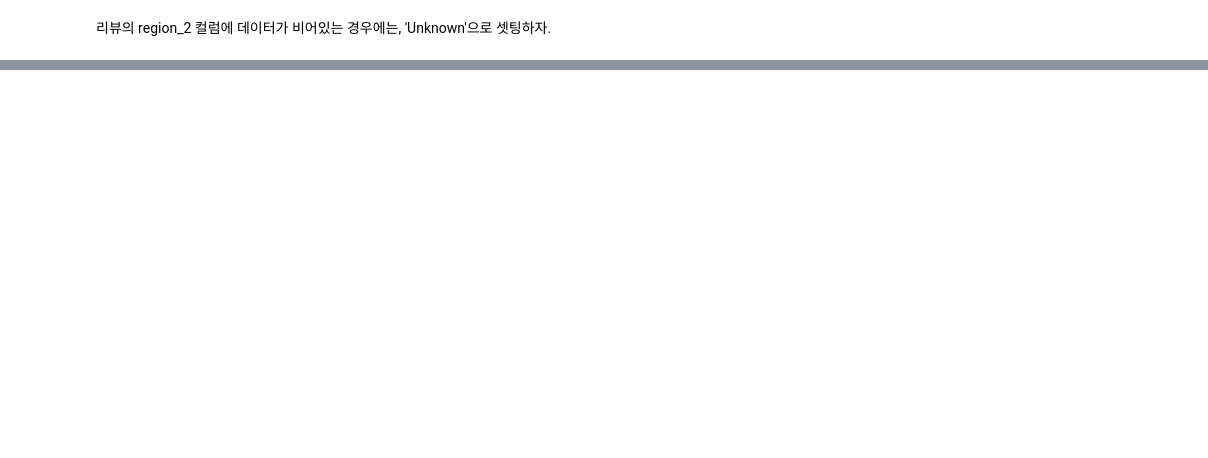
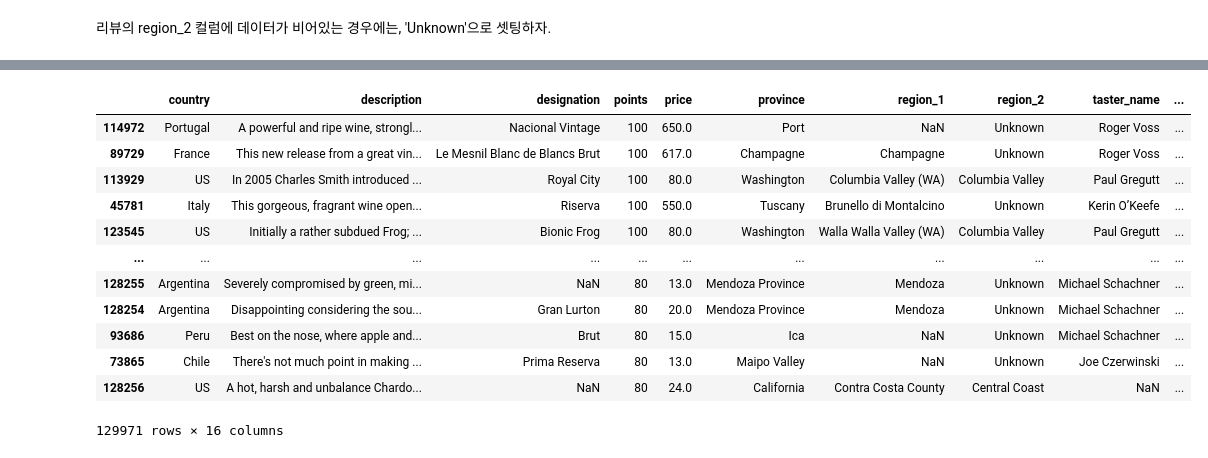
Before and after one commit to kimjeoungeun/my_study, a Jupyter notebook: Python_Study/0522/2.d 실습 Pandas-3.ipynb, the cells around one changed output, grey strips where cells are left out. Cells and saved outputs as stored; diff of their text form; code cells hidden in the pictures; blank space fills up the shorter version.

```diff
--- a/Python_Study/0522/2.d 실습 Pandas-3.ipynb
+++ b/Python_Study/0522/2.d 실습 Pandas-3.ipynb
@@ -298,0 +509,16 @@ reviews
+# %%
+reviews.sort_values('points', ascending=False)
+# %% [output]
+|  | country | description | designation | points | price | province | region_1 | region_2 | taster_name | ... |
+| 114972 | Portugal | A powerful and ripe wine, strongl... | Nacional Vintage | 100 | 650.0 | Port | NaN | Unknown | Roger Voss | ... |
+| 89729 | France | This new release from a great vin... | Le Mesnil Blanc de Blancs Brut | 100 | 617.0 | Champagne | Champagne | Unknown | Roger Voss | ... |
+| 113929 | US | In 2005 Charles Smith introduced ... | Royal City | 100 | 80.0 | Washington | Columbia Valley (WA) | Columbia Valley | Paul Gregutt | ... |
+| 45781 | Italy | This gorgeous, fragrant wine open... | Riserva | 100 | 550.0 | Tuscany | Brunello di Montalcino | Unknown | Kerin O’Keefe | ... |
+| 123545 | US | Initially a rather subdued Frog; ... | Bionic Frog | 100 | 80.0 | Washington | Walla Walla Valley (WA) | Columbia Valley | Paul Gregutt | ... |
+| ... | ... | ... | ... | ... | ... | ... | ... | ... | ... | ... |
+| 128255 | Argentina | Severely compromised by green, mi... | NaN | 80 | 13.0 | Mendoza Province | Mendoza | Unknown | Michael Schachner | ... |
+| 128254 | Argentina | Disappointing considering the sou... | Gran Lurton | 80 | 20.0 | Mendoza Province | Mendoza | Unknown | Michael Schachner | ... |
+| 93686 | Peru | Best on the nose, where apple and... | Brut | 80 | 15.0 | Ica | NaN | Unknown | Michael Schachner | ... |
+| 73865 | Chile | There's not much point in making ... | Prima Reserva | 80 | 13.0 | Maipo Valley | NaN | Unknown | Joe Czerwinski | ... |
+| 128256 | US | A hot, harsh and unbalance Chardo... | NaN | 80 | 24.0 | California | Contra Costa County | Central Coast | NaN | ... |
+129971 rows × 16 columns
```
Also changed, not shown: parts of 42 cells of this notebook, 2 other files.
